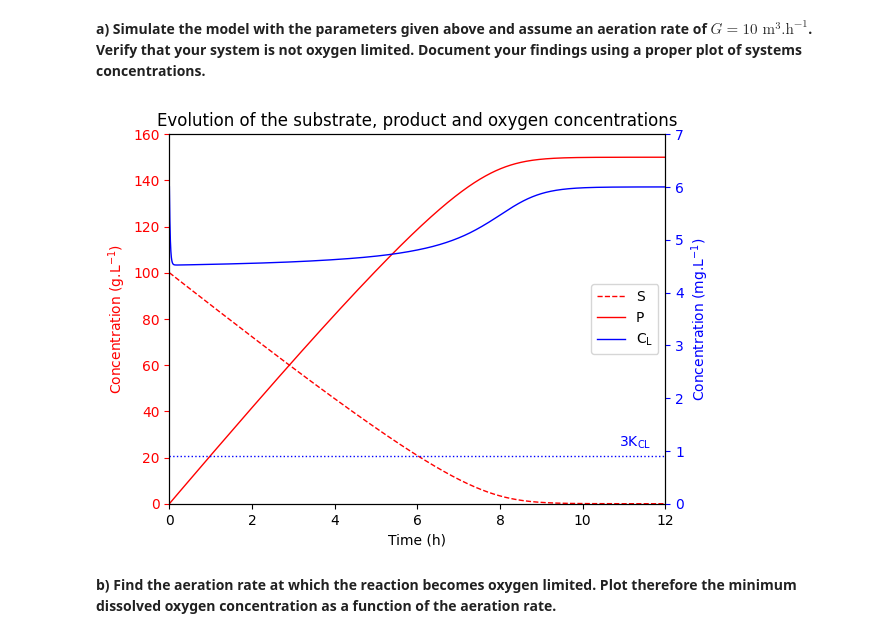
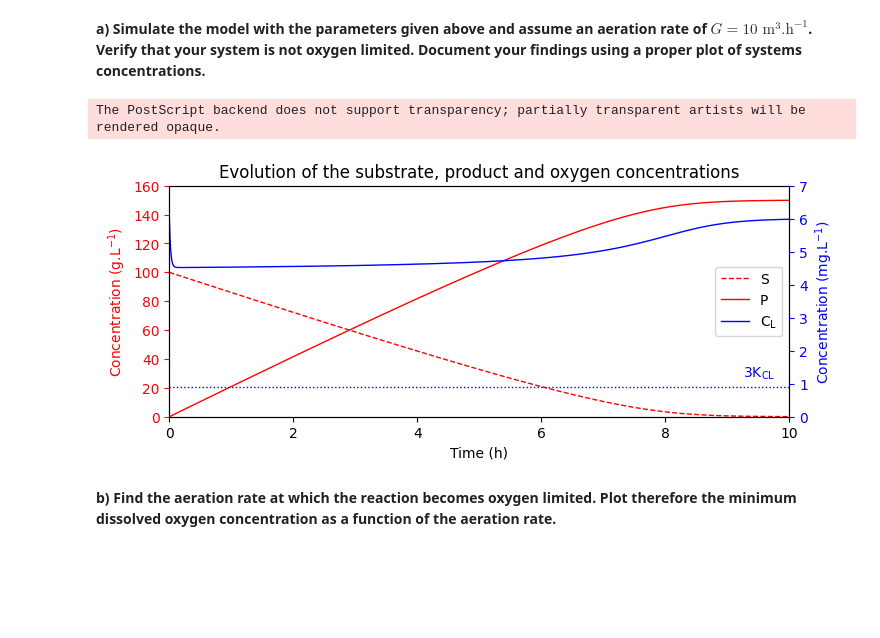
Before and after one commit to jonathanrsr/biochemical, a Jupyter notebook: Projects/5. Complex systems/exercise 1.ipynb, the cells around one changed output. Cells and saved outputs as stored; diff of their text form; code cells hidden in the pictures; blank space fills up the shorter version.

Commit message:
Added images

```diff
--- a/Projects/5. Complex systems/exercise 1.ipynb
+++ b/Projects/5. Complex systems/exercise 1.ipynb
@@ -2,6 +2,8 @@
 import numpy as np
 import matplotlib.pyplot as plt
 from scipy.integrate import solve_ivp
+
+plt.rcParams['figure.figsize'] = [8, 3]
 
 # Oxygen transfer parameters
 k = 3.2e-13 # h^2.5/m^1.5
@@ -60,7 +62,7 @@ def model(t, y0, G, N, Vm):
 y0 = [100/1e-3, 6*1e-3/1e-3, 0] # S, CL, P
 
 # Time points
-t = np.linspace(0, 12, 1001)
+t = np.linspace(0, 10, 1001)
 
 N = 3e4 # /h
 G = 30 # m^3/h
@@ -77,34 +79,36 @@ P = sol[2] # g/m^3
 fig, ax1 = plt.subplots()
 
 ax1.plot(t, S/1e3, label='S', color='red', linewidth=1, linestyle='--')
 ax1.plot(t, P/1e3, label='P', color='red', linewidth=1)
 ax1.set_xlabel('Time (h)')
 ax1.set_ylabel(r'Concentration (g.L$^{-1}$)')
 ax1.set_xlim(0, t[-1])
 ax1.set_ylim(0, 160)
 
 ax1.yaxis.label.set_color('red')
 ax1.tick_params(axis='y', colors='red')
 
 ax2 = ax1.twinx()
 ax2.plot(t, CL*1e3/1e3, label=r'$\mathregular{C_L}$', color='blue', linewidth=1)
 ax2.hlines(3*KCL*1e3/1e3, 0, t[-1], color='blue', linestyle=':', linewidth=1)
 ax2.annotate(r'$\mathregular{3K_{CL}}$', (t[-1], KCL*3*1e3/1e3), textcoords="offset points", xytext=(-10, 10), ha='right', va='center', color='blue')
 ax2.set_ylabel(r'Concentration (mg.L$^{-1}$)')
 ax2.set_ylim(0, 7)
 
 ax2.yaxis.label.set_color('blue')
 ax2.tick_params(axis='y', colors='blue')
 
 # Combine the legends
 handles1, labels1 = ax1.get_legend_handles_labels()
 handles2, labels2 = ax2.get_legend_handles_labels()
 ax1.legend(handles1 + handles2, labels1 + labels2, loc='right')  # Combine the legends and set the location to lower right
 
 plt.title('Evolution of the substrate, product and oxygen concentrations')
+# plt.savefig('Images/1.a.eps', format='eps')
 plt.show()
 # %% [output]
+The PostScript backend does not support transparency; partially transparent artists will be rendered opaque.
-[figure, old version]
+[figure, new version]
 # %% [markdown]
 **b) Find the aeration rate at which the reaction becomes oxygen limited. Plot therefore the minimum dissolved oxygen concentration as a function of the aeration rate.**
 # %%
```
Also changed, not shown: parts of 7 cells of this notebook, 6 other files.
